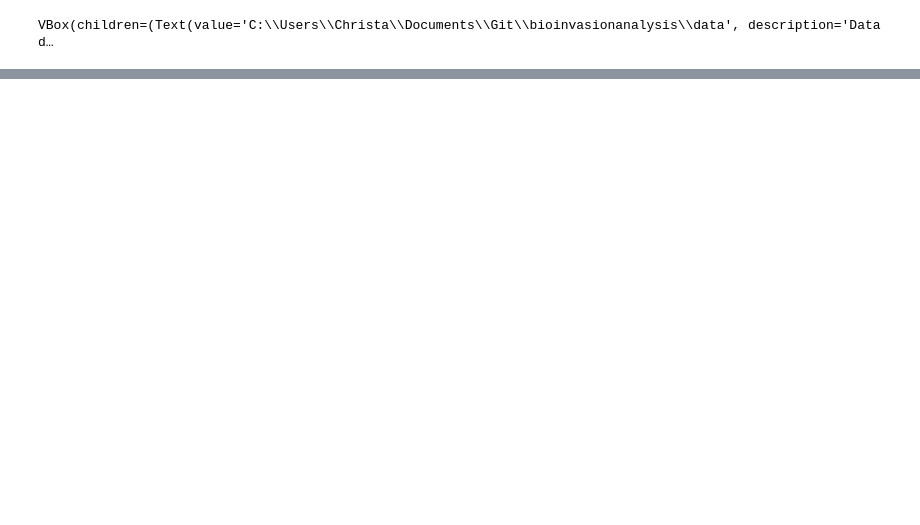
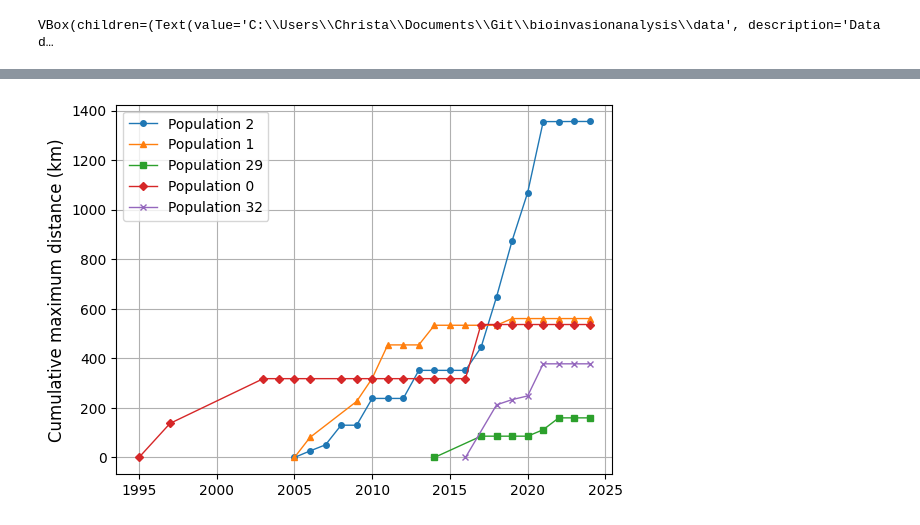
Before and after one commit to thunwal/bioinvasionanalysis, a Jupyter notebook: notebooks/bioinvasionanalysis_demo.ipynb, the cells around one changed output, grey strips where cells are left out. Drawn from its saved outputs; the diff is of its cells as text; code cells hidden in the pictures; blank space fills up the shorter version.

```diff
--- a/notebooks/bioinvasionanalysis_demo.ipynb
+++ b/notebooks/bioinvasionanalysis_demo.ipynb
@@ -236,4 +290,34 @@ cum_distances, exp_rates = expansion_rate(out_gpkg, out_lyr_points_grouped, out_
 # %%
-# PLOT CUMULATIVE DISTANCES AND EXPANSION RATES
+# SHOW EXPANSION RATES
 
-#tbd
+# Filter the cumulative distances and expansion rates for the top groups
+cum_distances_top = cum_distances[cum_distances["group_id"].isin(top_groups)]
+exp_rates_top = exp_rates[exp_rates["group_id"].isin(top_groups)]
+
+# Assign markers for top groups
+marker_styles = ["o", "^", "s", "D", "x", "P", "*", "v", "h", "8"]  # Extendable list of markers
+group_markers = {group: marker_styles[i % len(marker_styles)] for i, group in enumerate(top_groups)}
+
+# Initialize plot
+fig, ax = plt.subplots()
+
+# Plot lines for each group
+for group_id in top_groups:
+    group_data = cum_distances_top[cum_distances_top["group_id"] == group_id]
+    ax.plot(
+        group_data["year"],
+        group_data["max_distance"]/1000,
+        label=f"Population {group_id}",
+        color=group_colors[group_id],  # Use matching colors from the map
+        marker=group_markers[group_id],  # Use matching marker from the map
+        linewidth=1,
+        markersize=4
+    )
+
+# Add labels, legend, and title
+ax.grid()
+ax.set_ylabel("Cumulative maximum distance (km)", fontsize=12)
+ax.legend(loc="upper left")
+plt.show()
+# %% [output]
+[figure, added]
```
Also changed, not shown: parts of 15 cells of this notebook, 8 other files.
